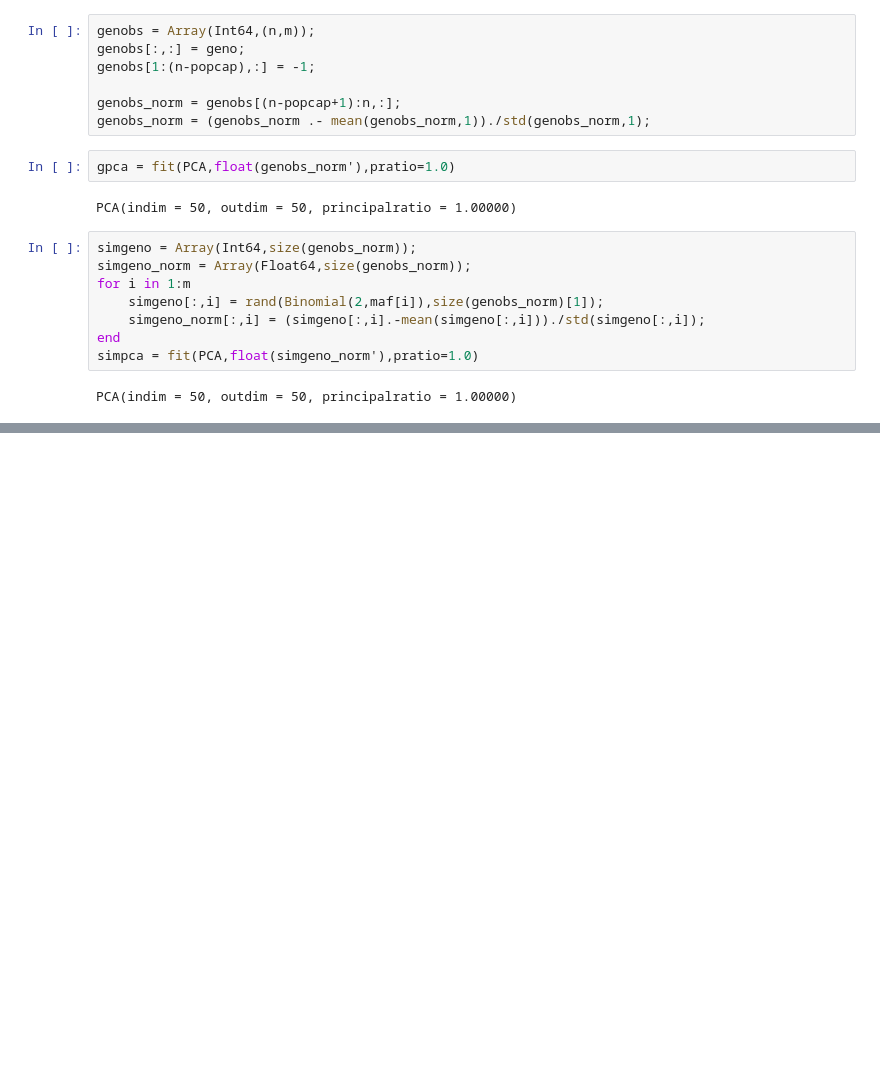
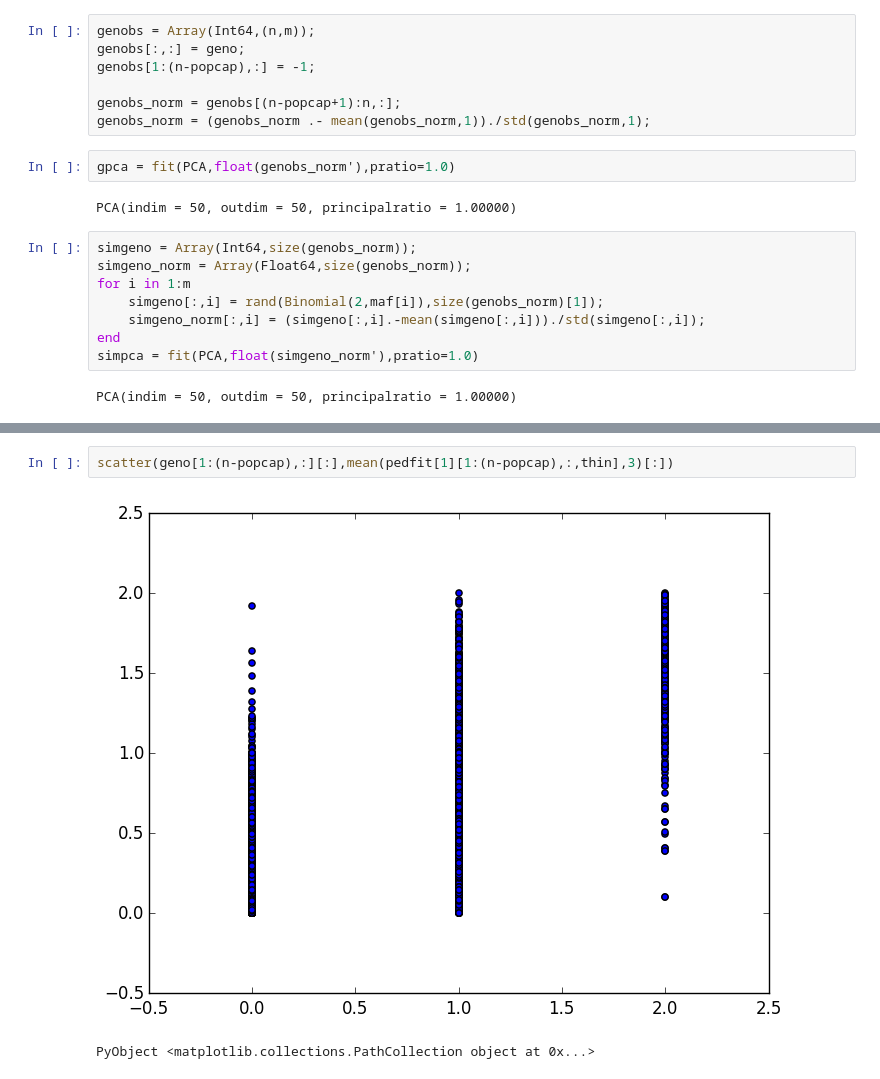
Before and after one commit to thewart/ppc4ped, a Jupyter notebook: notebooks/structuresim.ipynb, the cells around one changed output, grey strips where cells are left out. Saved outputs shown, nothing was run; the diff lists cells and outputs as text; blank space fills up the shorter version.

```diff
--- a/notebooks/structuresim.ipynb
+++ b/notebooks/structuresim.ipynb
@@ -47,0 +53,5 @@ PyPlot.plot(foo);
+# %%
+scatter(geno[1:(n-popcap),:][:],mean(pedfit[1][1:(n-popcap),:,thin],3)[:])
+# %% [output]
+[figure, added]
+PyObject <matplotlib.collections.PathCollection object at 0x...>
```
Also changed, not shown: parts of 3 cells of this notebook.
